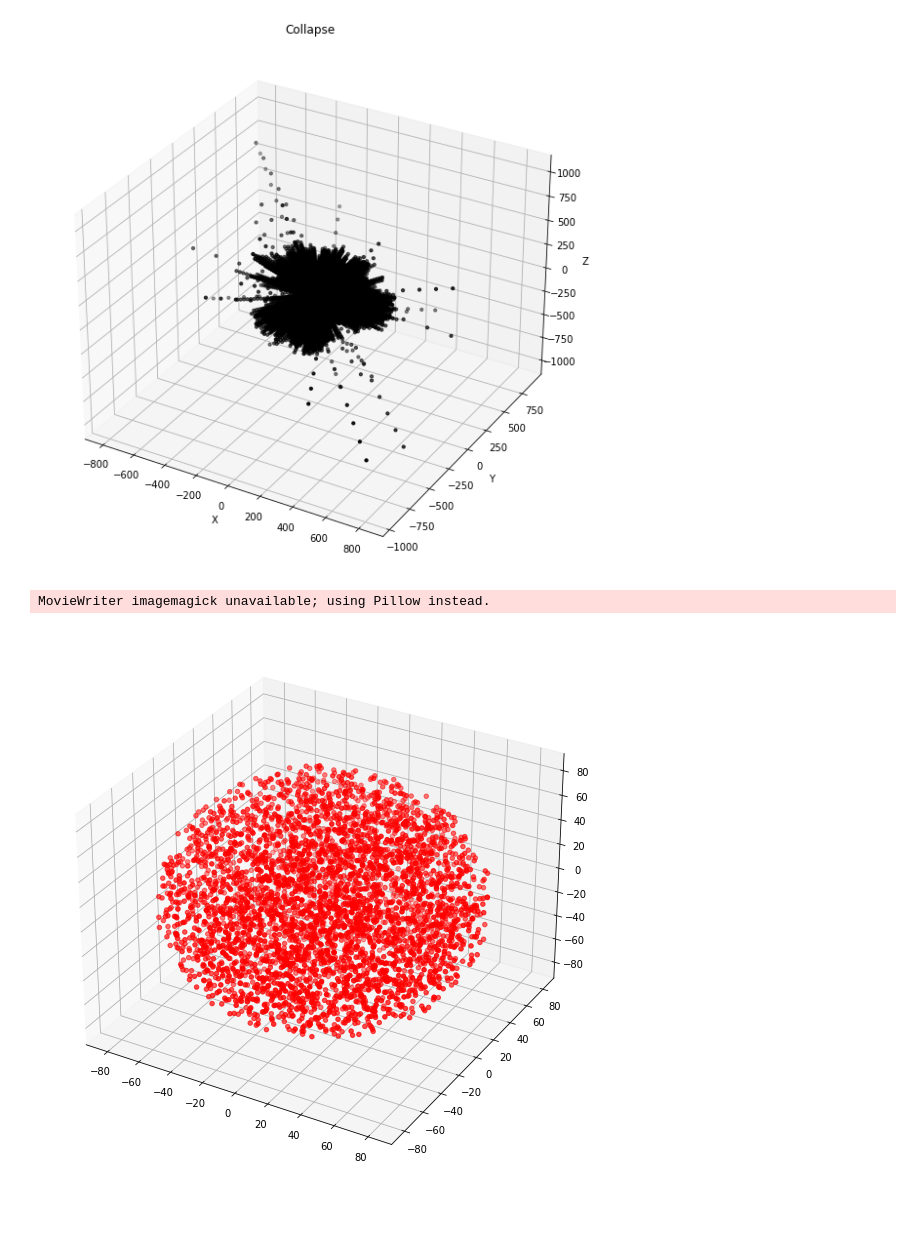
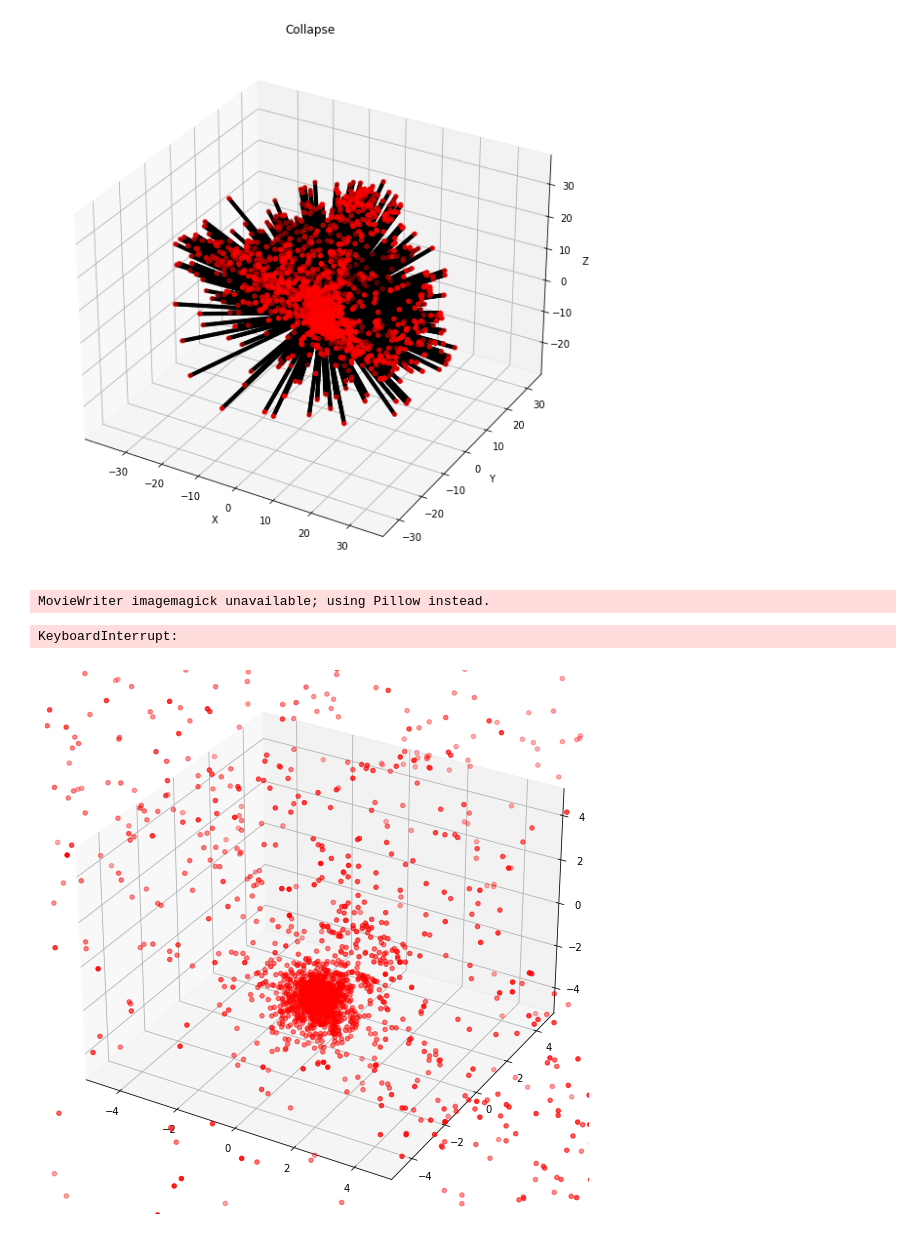
Before and after one commit to malvibellotti/Dynamics_experience3, a Jupyter notebook: Treecode_plots.ipynb, the cells around one changed output. Saved outputs shown, nothing was run; the diff lists cells and outputs as text; code cells hidden in the pictures.

```diff
--- a/Treecode_plots.ipynb
+++ b/Treecode_plots.ipynb
@@ -11,5 +17,5 @@ from matplotlib.animation import FuncAnimation, PillowWriter
 # %%
-N = 4096
+N = 5000
 tstop = 25 # collapse time
 dtime = 0.1 # integration time
 dtout = 1 # step output time
@@ -22,7 +28,7 @@ epsilon = 0.03
 # brute force
 n_outputs = 0
 
-with open("treecode_out.txt", "r") as file:
+with open("treecode_out5000N.txt", "r") as file:
     for line in file:
         if line.strip() == str(N):
             n_outputs += 1
@@ -33,24 +39,10 @@ print(n_outputs)
 # %%
 # Reading masses from the output
 
+#data_mass = np.empty(N*n_outputs)
+data_mass = []
 
-data_time = np.empty(n_outputs)
-with open("treecode_out.txt", "r") as file:
-    index = 0
-    for _ in range(n_outputs):
-        for i in range(2):
-            file.readline()
-
-        data_iter_t = np.genfromtxt(file, max_rows=1)
-        data_time[index] = data_iter_t
-        index += 1
-
-        for _ in range(3*N):
-            file.readline()
-
-data_mass = np.empty(N*n_outputs)
-
-with open("treecode_out.txt", "r") as file:
+with open("treecode_out5000N.txt", "r") as file:
     index = 0
     for _ in range(n_outputs):
         for i in range(3):
@@ -89,7 +60,7 @@ print (data_time)
 data_coordinates = []
 data_velocities = []
 
-with open("treecode_out.txt", "r") as file:
+with open("treecode_out5000N.txt", "r") as file:
     for _ in range(n_outputs):
         for _ in range(3+N):
             file.readline()
@@ -131,30 +102,34 @@ ax.set_zlabel('Z')
 ax.set_title('Collapse')
 plt.show()
 # %% [output]
-[figure, old version]
+[figure, new version]
 # %%
 num_frames = len(data_coordinates) // N
-#num_frames = n_outputs
 
 def update(frame):
     start_idx = frame * N
     end_idx = (frame + 1) * N
     scat._offsets3d = (x[start_idx:end_idx], y[start_idx:end_idx], z[start_idx:end_idx])
     return scat,
 
 fig = plt.figure(figsize=(10,10))
 ax = fig.add_subplot(111, projection='3d')
 
-scat = ax.scatter(x[:N], y[:N], z[:N], c='r', marker='o')
+scat = ax.scatter(x[:len(data_coordinates)], y[:len(data_coordinates)], z[:len(data_coordinates)], c='r', marker='o')
 
-ax.set_xlim(-90,90)
-ax.set_ylim(-90,90)
-ax.set_zlim(-90,90)
+#ax.set_xlim(np.min(x), np.max(x))
+#ax.set_ylim(np.min(y), np.max(y))
+#ax.set_zlim(np.min(z), np.max(z))
+
+ax.set_xlim(-5, 5)
+ax.set_ylim(-5, 5)
+ax.set_zlim(-5, 5)
 
 ani = FuncAnimation(fig, update, frames=num_frames, interval=200)
-ani.save('prova1.gif', writer='imagemagick', fps=10)
+ani.save('5000bodies.gif', writer='imagemagick', fps=10)
 
 plt.show()
 # %% [output]
 MovieWriter imagemagick unavailable; using Pillow instead.
+KeyboardInterrupt:
-[figure, old version]
+[figure, new version]
```
Also changed, not shown: parts of 24 cells of this notebook.
